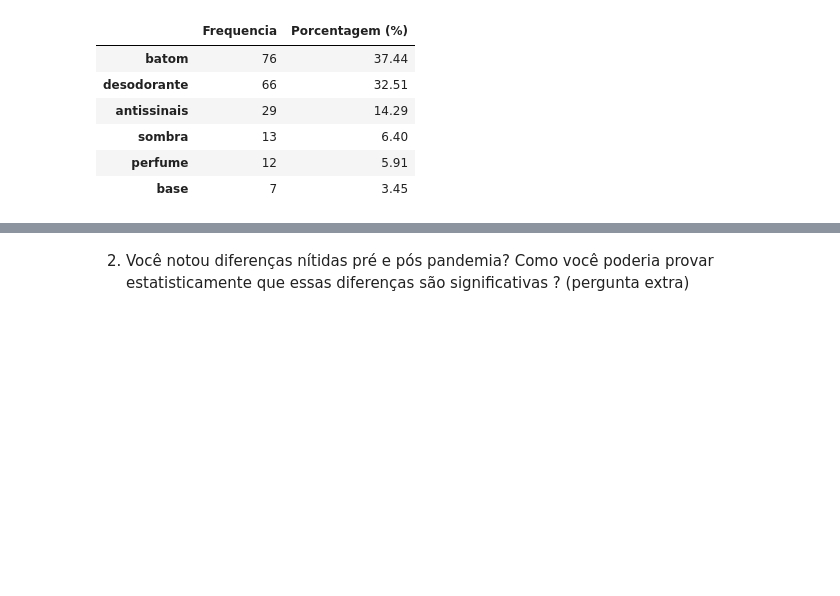
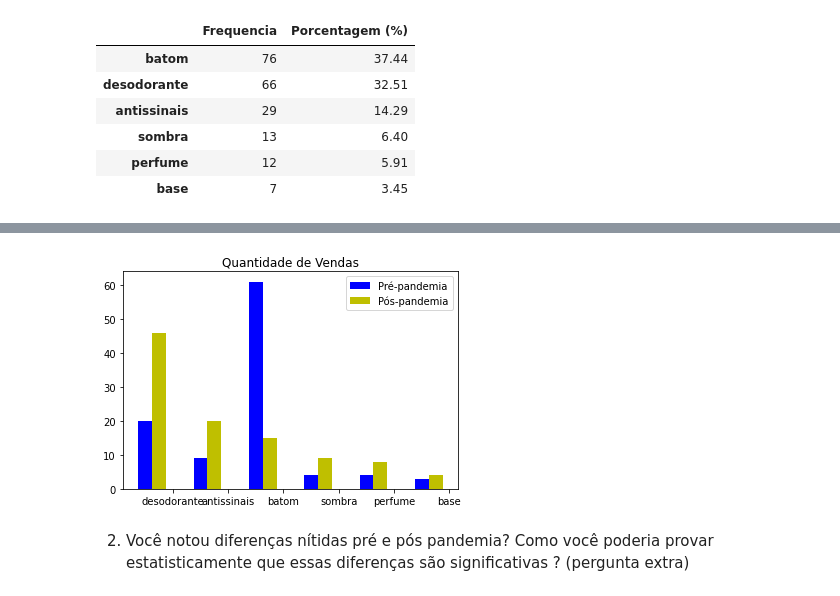
Before and after one commit to NahLima/python-para-analise-dados, a Jupyter notebook: Estatistica/Challenge-02.ipynb, the cells around one changed output, grey strips where cells are left out. Drawn from its saved outputs; the diff is of its cells as text; code cells hidden in the pictures; blank space fills up the shorter version.

```diff
--- a/Estatistica/Challenge-02.ipynb
+++ b/Estatistica/Challenge-02.ipynb
@@ -195,3 +214,30 @@ dist_freq_qualitativas_pos
+# %%
+
+# Quantidade de vendas para o Produto A
+valores_produto_pre = [20, 9, 61, 4, 4, 3]
+
+# Quantidade de vendas para o Produto B
+valores_produto_pos = [46, 20, 15, 9, 8, 4]
+
+# Cria eixo x para produto A e produto B com uma separação de 0.25 entre as barras
+x1 =  np.arange(len(valores_produto_pre))
+x2 = [x + 0.25 for x in x1]
+
+# Plota as barras
+plt.bar(x1, valores_produto_pre, width=0.25, label = 'Pré-pandemia', color = 'b')
+plt.bar(x2, valores_produto_pos, width=0.25, label = 'Pós-pandemia', color = 'y')
+
+# coloca o nome dos produtos como label do eixo x
+meses = ['desodorante', 'antissinais', 'batom', 'sombra', 'perfume', 'base']
+plt.xticks([x + 0.25 for x in range(len(valores_produto_pre))], meses)
+
+# inseri uma legenda no gráfico
+plt.legend()
+
+plt.title("Quantidade de Vendas")
+plt.show()
+# %% [output]
+[figure, added]
 # %% [markdown]
 2. Você notou diferenças nítidas pré e pós pandemia? Como você poderia
 provar estatisticamente que essas diferenças são significativas ? (pergunta
```
Also changed, not shown: parts of 18 cells of this notebook.
